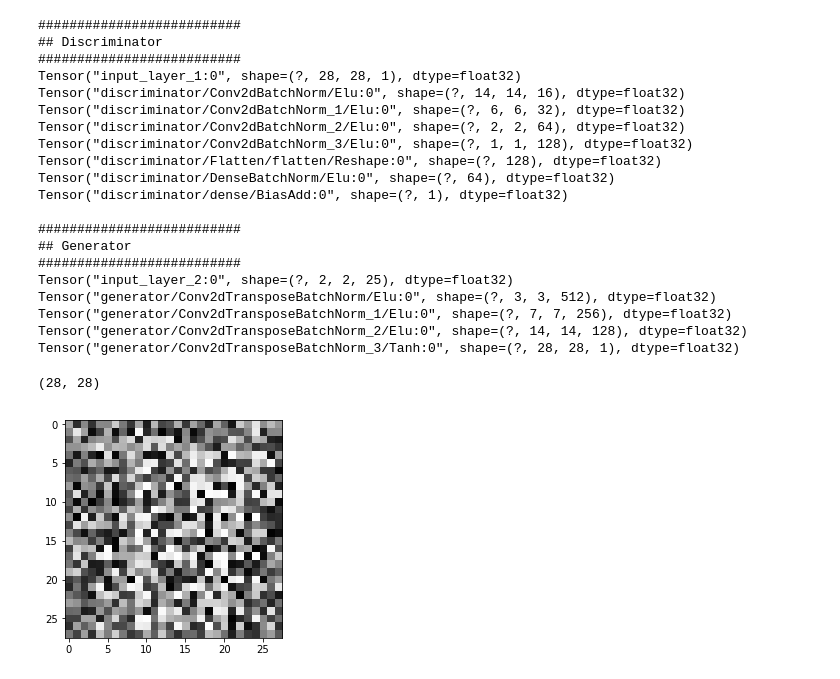
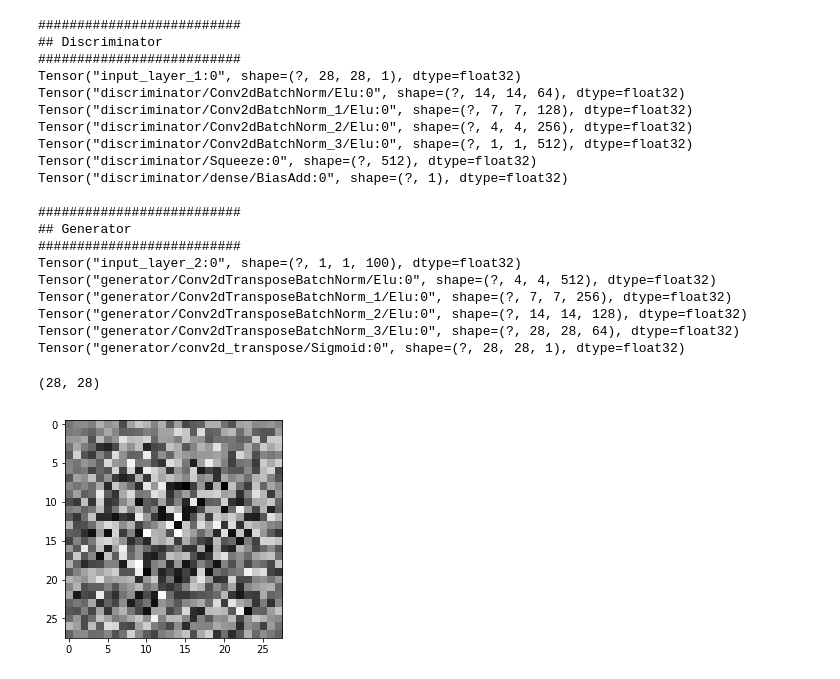
Before and after one commit to cgarciae/mnist-gan, a Jupyter notebook: MNIST-GAN.ipynb, the cells around one changed output. Saved outputs shown, nothing was run; the diff lists cells and outputs as text; code cells hidden in the pictures.

```diff
--- a/MNIST-GAN.ipynb
+++ b/MNIST-GAN.ipynb
@@ -6,6 +6,8 @@ import tensorflow as tf
 import numpy as np
 from matplotlib import pyplot as plt
 import cytoolz as cz
+
+sess = tf.InteractiveSession()
 # %%
 dataset = data("mnist").get()
 
@@ -67,7 +76,7 @@ class Generator(snt.AbstractModule):
 
 inputs = dict(
     image = tf.layers.Input(shape=(28, 28, 1)),
-    embedding = tf.layers.Input(shape=(2, 2, 25)),
+    embedding = tf.layers.Input(shape=(1, 1, 100)),
     mode = tf.estimator.ModeKeys.TRAIN,
 )
 
@@ -82,37 +91,35 @@ g = G(inputs)
 ## Discriminator
 ##########################
 Tensor("input_layer_1:0", shape=(?, 28, 28, 1), dtype=float32)
-Tensor("discriminator/Conv2dBatchNorm/Elu:0", shape=(?, 14, 14, 16), dtype=float32)
-Tensor("discriminator/Conv2dBatchNorm_1/Elu:0", shape=(?, 6, 6, 32), dtype=float32)
-Tensor("discriminator/Conv2dBatchNorm_2/Elu:0", shape=(?, 2, 2, 64), dtype=float32)
-Tensor("discriminator/Conv2dBatchNorm_3/Elu:0", shape=(?, 1, 1, 128), dtype=float32)
-Tensor("discriminator/Flatten/flatten/Reshape:0", shape=(?, 128), dtype=float32)
-Tensor("discriminator/DenseBatchNorm/Elu:0", shape=(?, 64), dtype=float32)
+Tensor("discriminator/Conv2dBatchNorm/Elu:0", shape=(?, 14, 14, 64), dtype=float32)
+Tensor("discriminator/Conv2dBatchNorm_1/Elu:0", shape=(?, 7, 7, 128), dtype=float32)
+Tensor("discriminator/Conv2dBatchNorm_2/Elu:0", shape=(?, 4, 4, 256), dtype=float32)
+Tensor("discriminator/Conv2dBatchNorm_3/Elu:0", shape=(?, 1, 1, 512), dtype=float32)
+Tensor("discriminator/Squeeze:0", shape=(?, 512), dtype=float32)
 Tensor("discriminator/dense/BiasAdd:0", shape=(?, 1), dtype=float32)
 
 ##########################
 ## Generator
 ##########################
-Tensor("input_layer_2:0", shape=(?, 2, 2, 25), dtype=float32)
-Tensor("generator/Conv2dTransposeBatchNorm/Elu:0", shape=(?, 3, 3, 512), dtype=float32)
+Tensor("input_layer_2:0", shape=(?, 1, 1, 100), dtype=float32)
+Tensor("generator/Conv2dTransposeBatchNorm/Elu:0", shape=(?, 4, 4, 512), dtype=float32)
 Tensor("generator/Conv2dTransposeBatchNorm_1/Elu:0", shape=(?, 7, 7, 256), dtype=float32)
 Tensor("generator/Conv2dTransposeBatchNorm_2/Elu:0", shape=(?, 14, 14, 128), dtype=float32)
-Tensor("generator/Conv2dTransposeBatchNorm_3/Tanh:0", shape=(?, 28, 28, 1), dtype=float32)
+Tensor("generator/Conv2dTransposeBatchNorm_3/Elu:0", shape=(?, 28, 28, 64), dtype=float32)
+Tensor("generator/conv2d_transpose/Sigmoid:0", shape=(?, 28, 28, 1), dtype=float32)
 # %%
-with tf.Session() as sess:
+sample = np.random.uniform(size=(1, 1, 1, 100))
+embedding = inputs["embedding"]
 
-    sample = np.random.uniform(size=(1, 2, 2, 25))
-    embedding = inputs["embedding"]
+sess.run(tf.global_variables_initializer())
 
-    sess.run(tf.global_variables_initializer())
+img = sess.run(g, feed_dict={embedding: sample})
 
-    img = sess.run(g, feed_dict={embedding: sample})
+img = np.squeeze(img * 255).astype(np.uint8)
 
-    img = np.squeeze(img * 255).astype(np.uint8)
-
-    print(img.shape)
-    plt.imshow(img, cmap="gray")
-    plt.show()
+print(img.shape)
+plt.imshow(img, cmap="gray")
+plt.show()
 # %% [output]
 (28, 28)
-[figure, old version]
+[figure, new version]
```
Also changed, not shown: parts of 10 cells of this notebook, 1 other file.
